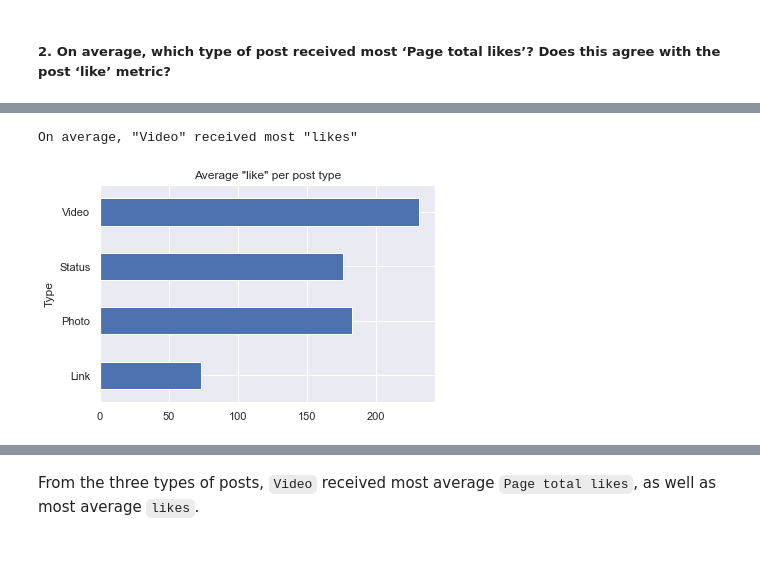
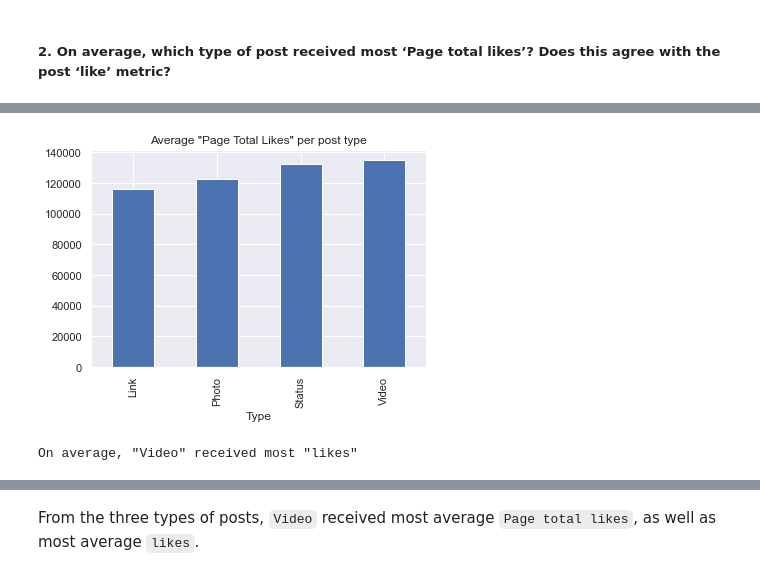
Before and after one commit to bezes/Facebook-UCI-Prediction, a Jupyter notebook: EDA.ipynb, the cells around one changed output, grey strips where cells are left out. Cells and saved outputs as stored; diff of their text form; code cells hidden in the pictures.

```diff
--- a/EDA.ipynb
+++ b/EDA.ipynb
@@ -100,9 +101,10 @@ On average, "Video" received most "Page total likes"
+# %%
+df.groupby('Type')['Page total likes'].mean().plot.bar()
+plt.title('Average "Page Total Likes" per post type');
+# %% [output]
+[figure, added]
 # %%
-print('On average, "{}" received most "likes"\n'.format(
+print('On average, "{}" received most "likes"'.format(
     df.groupby('Type')['like'].mean().idxmax()))
-
-df.groupby('Type')['like'].mean().plot.barh();
-plt.title('Average "like" per post type');
 # %% [output]
 On average, "Video" received most "likes"
-[figure, removed]
```
Also changed, not shown: parts of 10 cells of this notebook, 2 other files.
